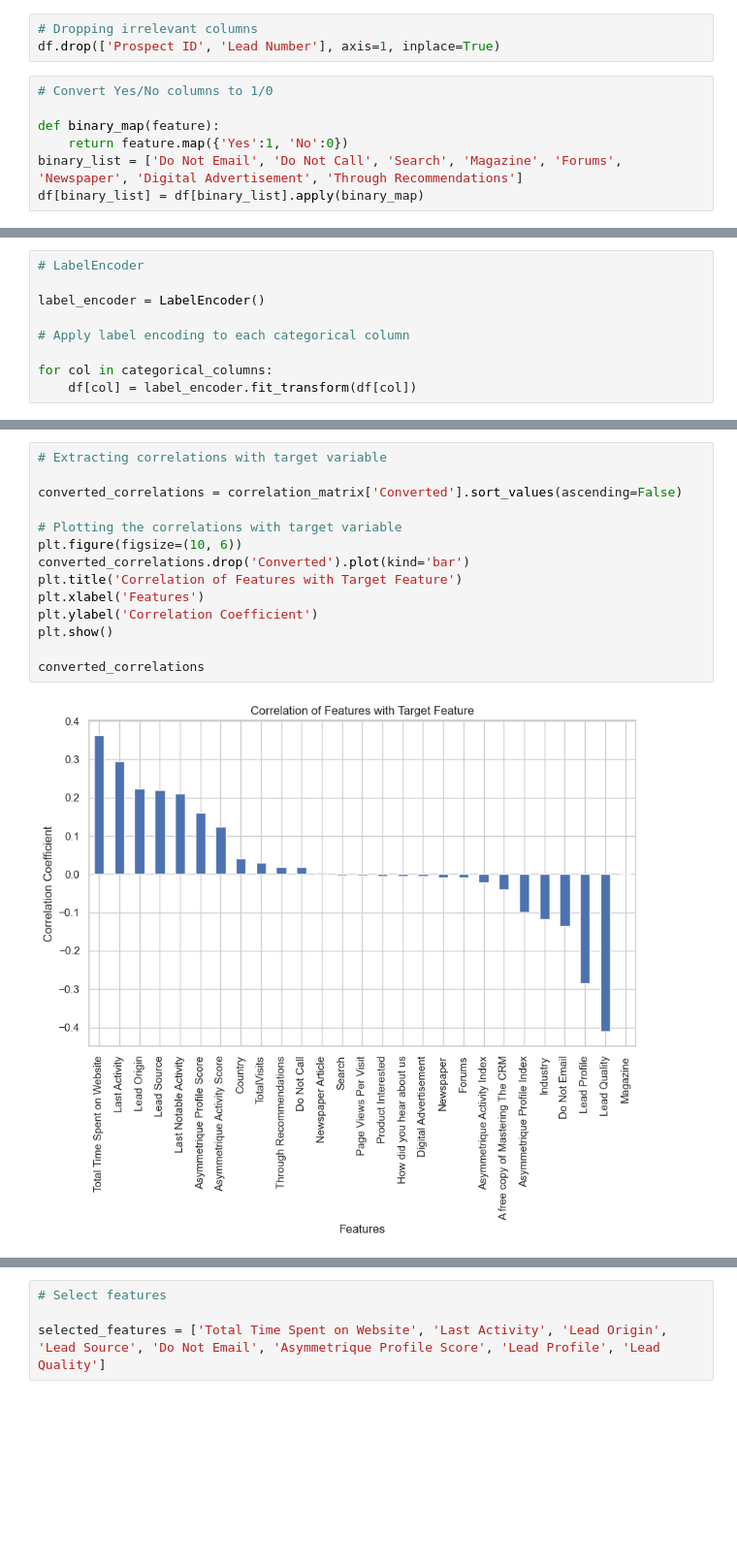
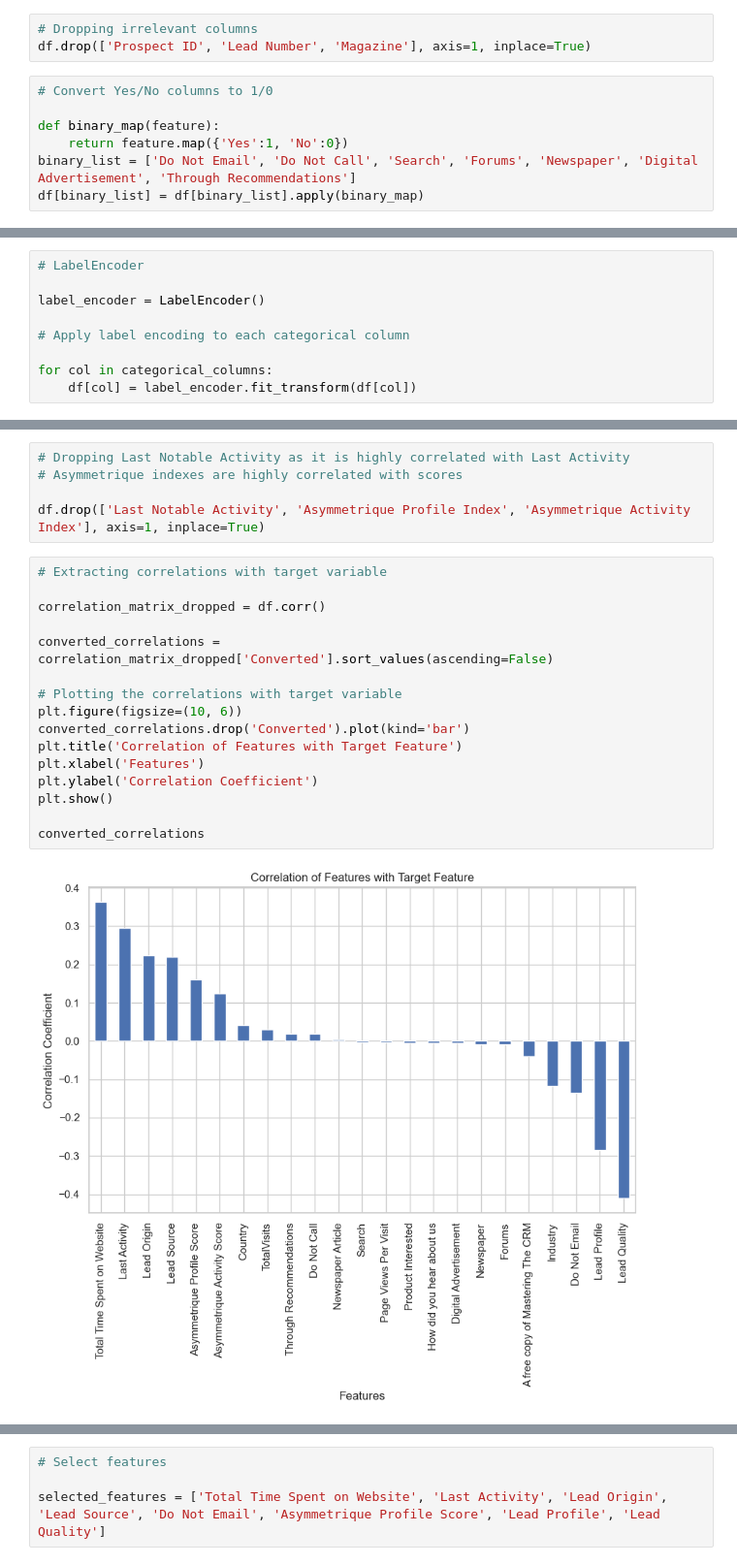
Before and after one commit to cheszn/Fiscal_Fortune_Finders, a Jupyter notebook: Leads_Feature_Engineering_And_Pipeline.ipynb, the cells around one changed output, grey strips where cells are left out. Shown: that part at 97% size. Saved outputs shown, nothing was run; the diff lists cells and outputs as text; blank space fills up the shorter version.

Commit message:
Updated Leads Pipeline

```diff
--- a/Leads_Feature_Engineering_And_Pipeline.ipynb
+++ b/Leads_Feature_Engineering_And_Pipeline.ipynb
@@ -65,13 +67,13 @@ Converted                              0
 dtype: int64
 # %%
 # Dropping irrelevant columns
-df.drop(['Prospect ID', 'Lead Number'], axis=1, inplace=True)
+df.drop(['Prospect ID', 'Lead Number', 'Magazine'], axis=1, inplace=True)
 # %%
 # Convert Yes/No columns to 1/0
 
 def binary_map(feature):
     return feature.map({'Yes':1, 'No':0})
-binary_list = ['Do Not Email', 'Do Not Call', 'Search', 'Magazine', 'Forums', 'Newspaper', 'Digital Advertisement', 'Through Recommendations']
+binary_list = ['Do Not Email', 'Do Not Call', 'Search', 'Forums', 'Newspaper', 'Digital Advertisement', 'Through Recommendations']
 df[binary_list] = df[binary_list].apply(binary_map)
 # %%
 # Identify categorical features
@@ -121,19 +125,26 @@ plt.show()
+# %%
+# Dropping Last Notable Activity as it is highly correlated with Last Activity
+# Asymmetrique indexes are highly correlated with scores
+
+df.drop(['Last Notable Activity', 'Asymmetrique Profile Index', 'Asymmetrique Activity Index'], axis=1, inplace=True)
 # %%
 # Extracting correlations with target variable
 
-converted_correlations = correlation_matrix['Converted'].sort_values(ascending=False)
+correlation_matrix_dropped = df.corr()
+
+converted_correlations = correlation_matrix_dropped['Converted'].sort_values(ascending=False)
 
 # Plotting the correlations with target variable
 plt.figure(figsize=(10, 6))
 converted_correlations.drop('Converted').plot(kind='bar')
 plt.title('Correlation of Features with Target Feature')
 plt.xlabel('Features')
 plt.ylabel('Correlation Coefficient')
 plt.show()
 
 converted_correlations
 # %% [output]
-[figure, old version]
+[figure, new version]
 Converted                           1.000000
 Total Time Spent on Website         0.362483
 Last Activity                       0.294435
```
Also changed, not shown: parts of 15 cells of this notebook.
